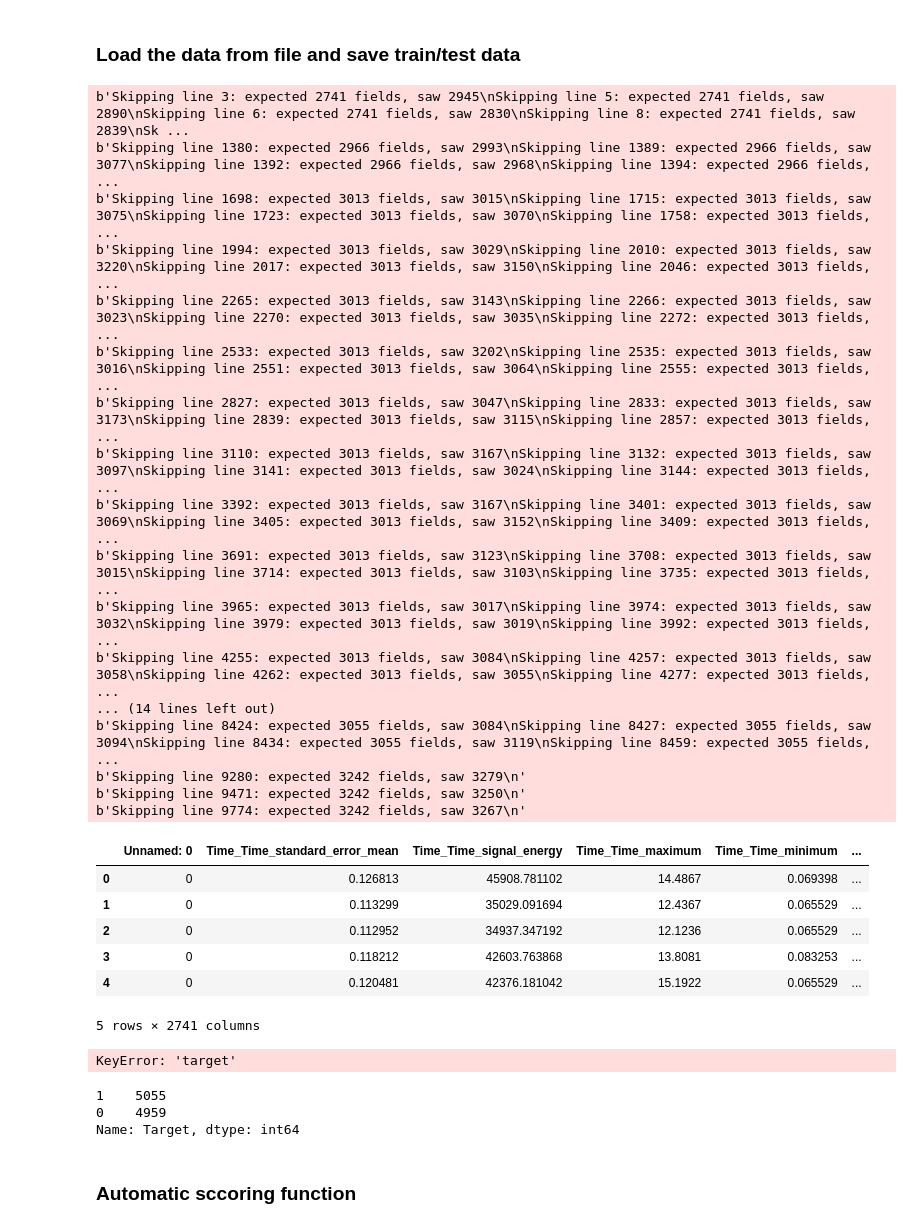
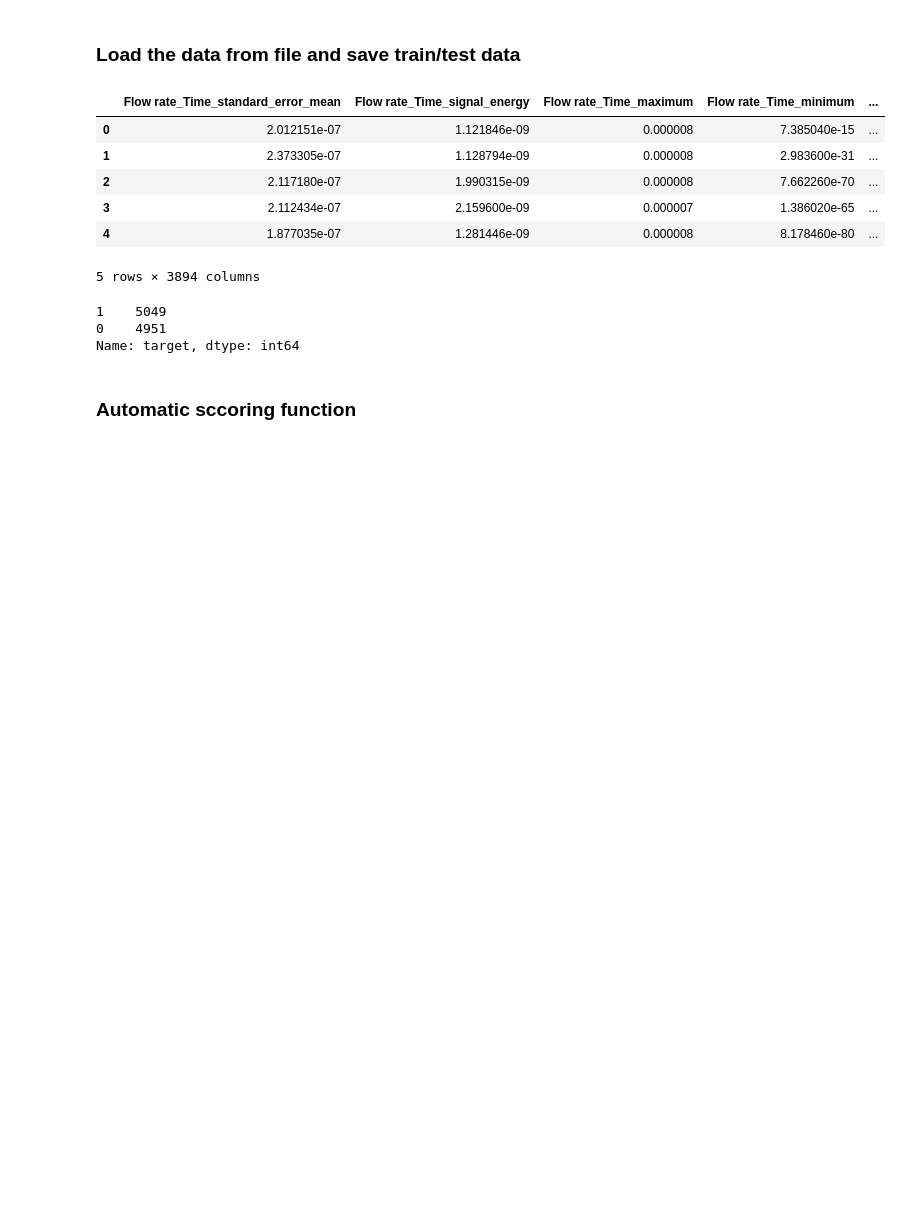
Before and after one commit to xetxezarreta/composite-analysis, a Jupyter notebook: composite3/1-feature-selection.ipynb, the cells around one changed output. Cells and saved outputs as stored; diff of their text form; code cells hidden in the pictures; blank space fills up the shorter version.

```diff
--- a/composite3/1-feature-selection.ipynb
+++ b/composite3/1-feature-selection.ipynb
@@ -3,56 +3,32 @@
 # %% [markdown]
 ### Load the data from file and save train/test data
 # %%
-#code
 import numpy as np
 import pandas as pd
 
-df = pd.read_csv('extracted_data.csv', error_bad_lines=False)
-#df.dropna(axis=1, inplace=True)
-#df.replace([np.inf, -np.inf], np.nan).dropna(axis=1, inplace=True)
-#df = df.loc[:, ~df.columns.str.contains('^Unnamed')]
-#df = df[df.columns.drop(list(df.filter(regex='Time')))]
-#df.drop('id', axis=1, inplace=True)
+df = pd.read_csv('extracted_data.csv')
+df = df.dropna(axis=1)
+df = df.replace([np.inf, -np.inf], np.nan).dropna(axis=1)
+df = df.loc[:, ~df.columns.str.contains('^Unnamed')]
 
 df.head()
 # %% [output]
+|  | Flow rate_Time_standard_error_mean | Flow rate_Time_signal_energy | Flow rate_Time_maximum | Flow rate_Time_minimum | ... |
+| 0 | 2.012151e-07 | 1.121846e-09 | 0.000008 | 7.385040e-15 | ... |
+| 1 | 2.373305e-07 | 1.128794e-09 | 0.000008 | 2.983600e-31 | ... |
+| 2 | 2.117180e-07 | 1.990315e-09 | 0.000008 | 7.662260e-70 | ... |
+| 3 | 2.112434e-07 | 2.159600e-09 | 0.000007 | 1.386020e-65 | ... |
+| 4 | 1.877035e-07 | 1.281446e-09 | 0.000008 | 8.178460e-80 | ... |
-b'Skipping line 3: expected 2741 fields, saw 2945\nSkipping line 5: expected 2741 fields, saw 2890\nSkipping line 6: expected 2741 fields, saw 2830\nSkipping line 8: expected 2741 fields, saw 2839\nSk ...
-b'Skipping line 1380: expected 2966 fields, saw 2993\nSkipping line 1389: expected 2966 fields, saw 3077\nSkipping line 1392: expected 2966 fields, saw 2968\nSkipping line 1394: expected 2966 fields,  ...
-b'Skipping line 1698: expected 3013 fields, saw 3015\nSkipping line 1715: expected 3013 fields, saw 3075\nSkipping line 1723: expected 3013 fields, saw 3070\nSkipping line 1758: expected 3013 fields,  ...
-b'Skipping line 1994: expected 3013 fields, saw 3029\nSkipping line 2010: expected 3013 fields, saw 3220\nSkipping line 2017: expected 3013 fields, saw 3150\nSkipping line 2046: expected 3013 fields,  ...
-b'Skipping line 2265: expected 3013 fields, saw 3143\nSkipping line 2266: expected 3013 fields, saw 3023\nSkipping line 2270: expected 3013 fields, saw 3035\nSkipping line 2272: expected 3013 fields,  ...
-b'Skipping line 2533: expected 3013 fields, saw 3202\nSkipping line 2535: expected 3013 fields, saw 3016\nSkipping line 2551: expected 3013 fields, saw 3064\nSkipping line 2555: expected 3013 fields,  ...
-b'Skipping line 2827: expected 3013 fields, saw 3047\nSkipping line 2833: expected 3013 fields, saw 3173\nSkipping line 2839: expected 3013 fields, saw 3115\nSkipping line 2857: expected 3013 fields,  ...
-b'Skipping line 3110: expected 3013 fields, saw 3167\nSkipping line 3132: expected 3013 fields, saw 3097\nSkipping line 3141: expected 3013 fields, saw 3024\nSkipping line 3144: expected 3013 fields,  ...
-b'Skipping line 3392: expected 3013 fields, saw 3167\nSkipping line 3401: expected 3013 fields, saw 3069\nSkipping line 3405: expected 3013 fields, saw 3152\nSkipping line 3409: expected 3013 fields,  ...
-b'Skipping line 3691: expected 3013 fields, saw 3123\nSkipping line 3708: expected 3013 fields, saw 3015\nSkipping line 3714: expected 3013 fields, saw 3103\nSkipping line 3735: expected 3013 fields,  ...
-b'Skipping line 3965: expected 3013 fields, saw 3017\nSkipping line 3974: expected 3013 fields, saw 3032\nSkipping line 3979: expected 3013 fields, saw 3019\nSkipping line 3992: expected 3013 fields,  ...
-b'Skipping line 4255: expected 3013 fields, saw 3084\nSkipping line 4257: expected 3013 fields, saw 3058\nSkipping line 4262: expected 3013 fields, saw 3055\nSkipping line 4277: expected 3013 fields,  ...
-... (14 lines left out)
-b'Skipping line 8424: expected 3055 fields, saw 3084\nSkipping line 8427: expected 3055 fields, saw 3094\nSkipping line 8434: expected 3055 fields, saw 3119\nSkipping line 8459: expected 3055 fields,  ...
-b'Skipping line 9280: expected 3242 fields, saw 3279\n'
-b'Skipping line 9471: expected 3242 fields, saw 3250\n'
-b'Skipping line 9774: expected 3242 fields, saw 3267\n'
+5 rows × 3894 columns
-|  | Unnamed: 0 | Time_Time_standard_error_mean | Time_Time_signal_energy | Time_Time_maximum | Time_Time_minimum | ... |
-| 0 | 0 | 0.126813 | 45908.781102 | 14.4867 | 0.069398 | ... |
-| 1 | 0 | 0.113299 | 35029.091694 | 12.4367 | 0.065529 | ... |
-| 2 | 0 | 0.112952 | 34937.347192 | 12.1236 | 0.065529 | ... |
-| 3 | 0 | 0.118212 | 42603.763868 | 13.8081 | 0.083253 | ... |
-| 4 | 0 | 0.120481 | 42376.181042 | 15.1922 | 0.065529 | ... |
-5 rows × 2741 columns
-# %%
-df['target']
-# %% [output]
-KeyError: 'target'
 # %%
 X = df.iloc[:,:-1]
 y = df.iloc[:,-1]
 # %%
 y.value_counts()
 # %% [output]
-1    5055
-0    4959
-Name: Target, dtype: int64
+1    5049
+0    4951
+Name: target, dtype: int64
 # %% [markdown]
 ### Automatic sccoring function
 # %%
```
Also changed, not shown: parts of 11 cells of this notebook, 3 other files.
